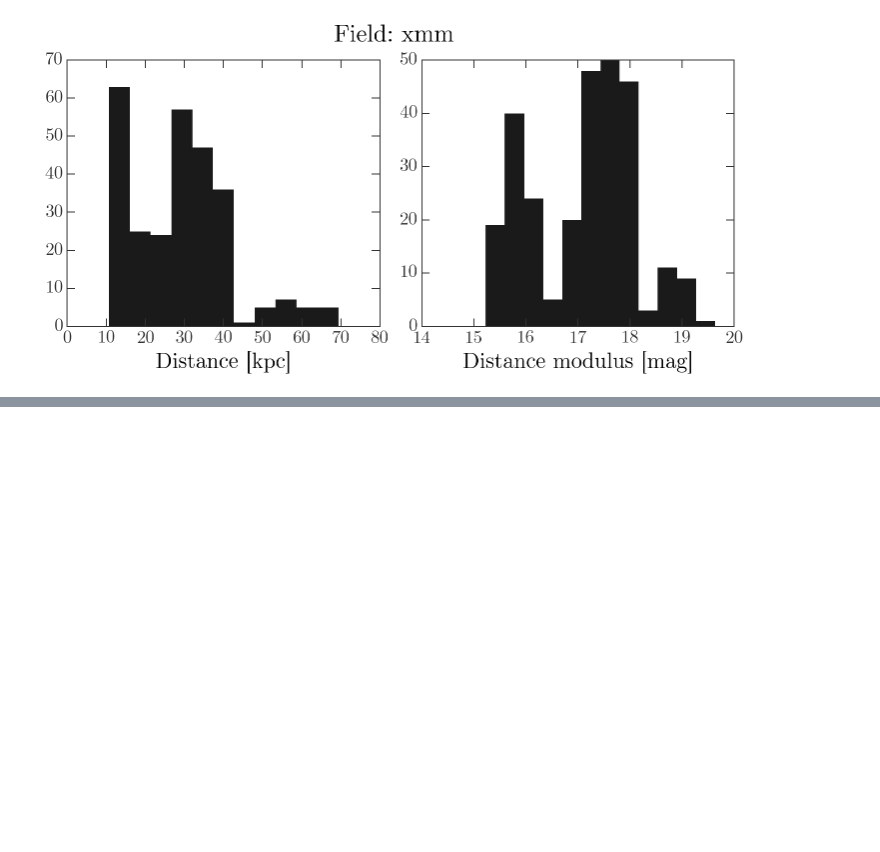
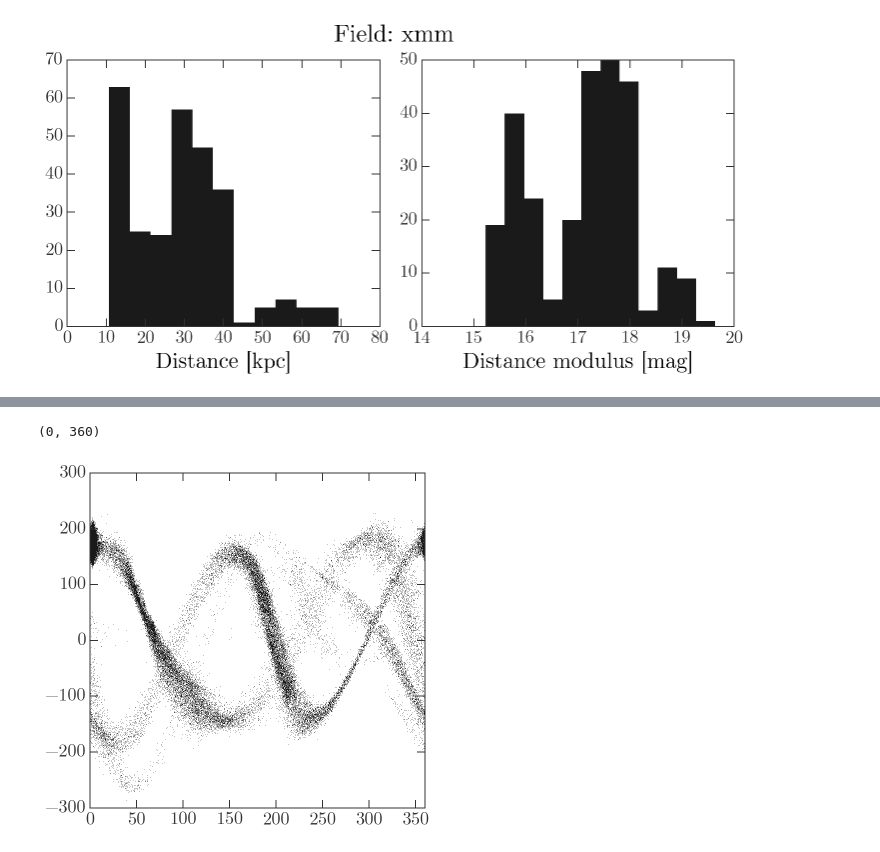
Before and after one commit to adrn/ipython-notebooks, a Jupyter notebook: HSC fields and Sgr.ipynb, the cells around one changed output, grey strips where cells are left out. Cells and saved outputs as stored; diff of their text form; code cells hidden in the pictures; blank space fills up the shorter version.

```diff
--- a/HSC fields and Sgr.ipynb
+++ b/HSC fields and Sgr.ipynb
@@ -88,0 +166,10 @@ for name,idx in sgr_in_hsc_idx.items():
+# %%
+fig,ax = pl.subplots(1,1,figsize=(6,6))
+
+ax.plot(360-sgr['Lambda'][np.abs(sgr['Pcol'])<6], sgr['vgsr'][np.abs(sgr['Pcol'])<6],
+        marker=',', ls='none')
+
+ax.set_xlim(0,360)
+# %% [output]
+(0, 360)
+[figure, added]
```
Also changed, not shown: parts of 6 cells of this notebook.
